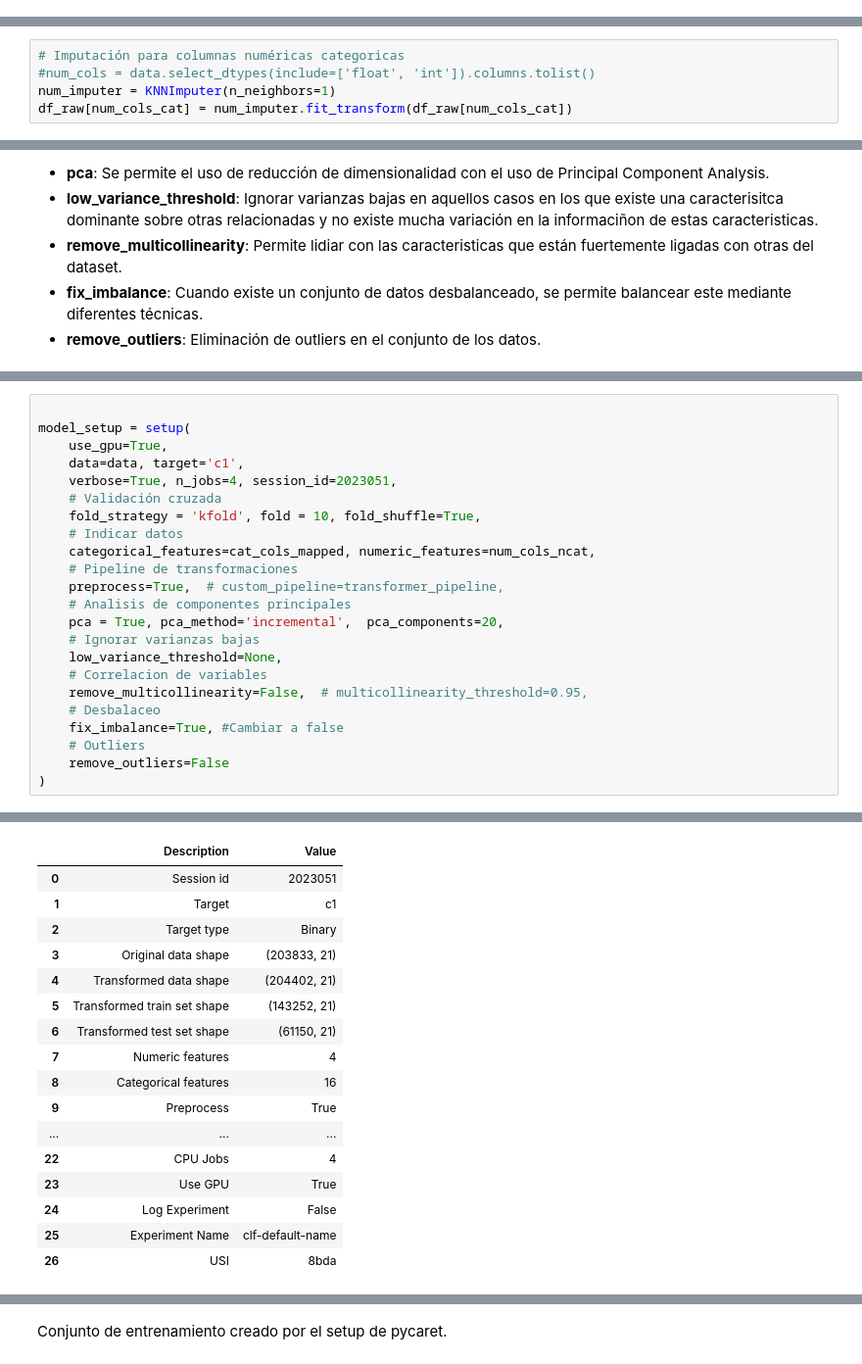
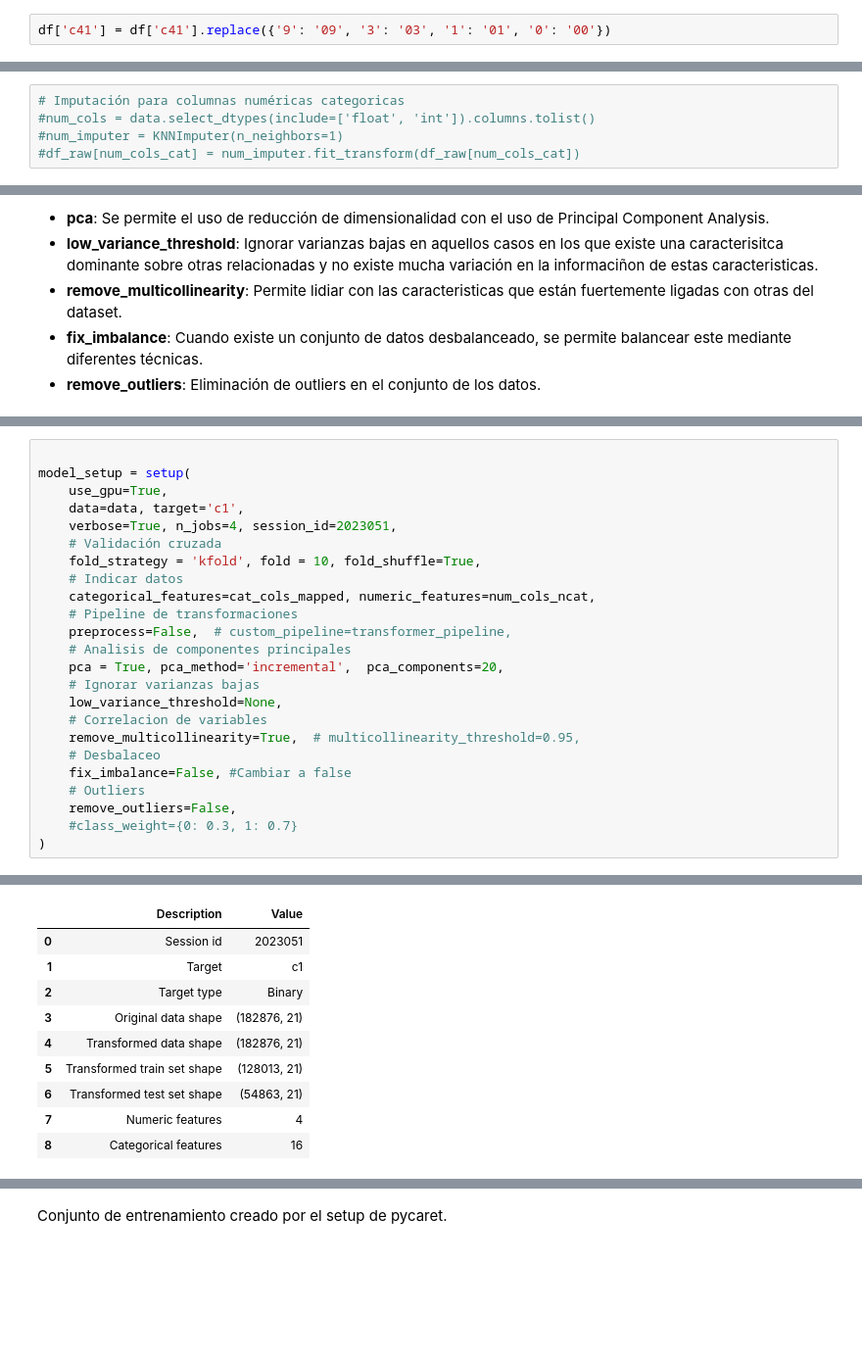
Before and after one commit to Vic-silo/TFM-EIP, a Jupyter notebook: ML-Models/PHA-crew_Jose.ipynb, the cells around one changed output, grey strips where cells are left out. Shown at 98% size. Drawn from its saved outputs; the diff is of its cells as text; blank space fills up the shorter version.

```diff
--- a/ML-Models/PHA-crew_Jose.ipynb
+++ b/ML-Models/PHA-crew_Jose.ipynb
@@ -589,0 +589,2 @@ STRD      32323
+# %%
+df['c41'] = df['c41'].replace({'9': '09', '3': '03', '1': '01', '0': '00'})
@@ -990,8 +973,8 @@ dtype: int64
 # %%
 # Imputación para columnas numéricas categoricas
 #num_cols = data.select_dtypes(include=['float', 'int']).columns.tolist()
-num_imputer = KNNImputer(n_neighbors=1)
-df_raw[num_cols_cat] = num_imputer.fit_transform(df_raw[num_cols_cat])
+#num_imputer = KNNImputer(n_neighbors=1)
+#df_raw[num_cols_cat] = num_imputer.fit_transform(df_raw[num_cols_cat])
 # %%
 print(df_raw.isna().sum())
 # %% [output]
@@ -1594,16 +1556,17 @@ model_setup = setup(
     # Indicar datos
     categorical_features=cat_cols_mapped, numeric_features=num_cols_ncat,
     # Pipeline de transformaciones
-    preprocess=True,  # custom_pipeline=transformer_pipeline,
+    preprocess=False,  # custom_pipeline=transformer_pipeline,
     # Analisis de componentes principales
     pca = True, pca_method='incremental',  pca_components=20,
     # Ignorar varianzas bajas
     low_variance_threshold=None,
     # Correlacion de variables
-    remove_multicollinearity=False,  # multicollinearity_threshold=0.95,
+    remove_multicollinearity=True,  # multicollinearity_threshold=0.95,
     # Desbalaceo
-    fix_imbalance=True, #Cambiar a false
+    fix_imbalance=False, #Cambiar a false
     # Outliers
-    remove_outliers=False
+    remove_outliers=False,
+    #class_weight={0: 0.3, 1: 0.7}
 )
 # %% [output]
@@ -1611,20 +1573,13 @@ Warning: No categorical columns found. Calling 'transform' will only return inpu
 |  | Description | Value |
 | 0 | Session id | 2023051 |
 | 1 | Target | c1 |
 | 2 | Target type | Binary |
-| 3 | Original data shape | (203833, 21) |
-| 4 | Transformed data shape | (204402, 21) |
-| 5 | Transformed train set shape | (143252, 21) |
-| 6 | Transformed test set shape | (61150, 21) |
+| 3 | Original data shape | (182876, 21) |
+| 4 | Transformed data shape | (182876, 21) |
+| 5 | Transformed train set shape | (128013, 21) |
+| 6 | Transformed test set shape | (54863, 21) |
 | 7 | Numeric features | 4 |
 | 8 | Categorical features | 16 |
-| 9 | Preprocess | True |
-| ... | ... | ... |
-| 22 | CPU Jobs | 4 |
-| 23 | Use GPU | True |
-| 24 | Log Experiment | False |
-| 25 | Experiment Name | clf-default-name |
-| 26 | USI | 8bda |
 # %%
 get_config('X_train')
 # %% [output]
```
Also changed, not shown: parts of 51 cells of this notebook, 16 other files.
